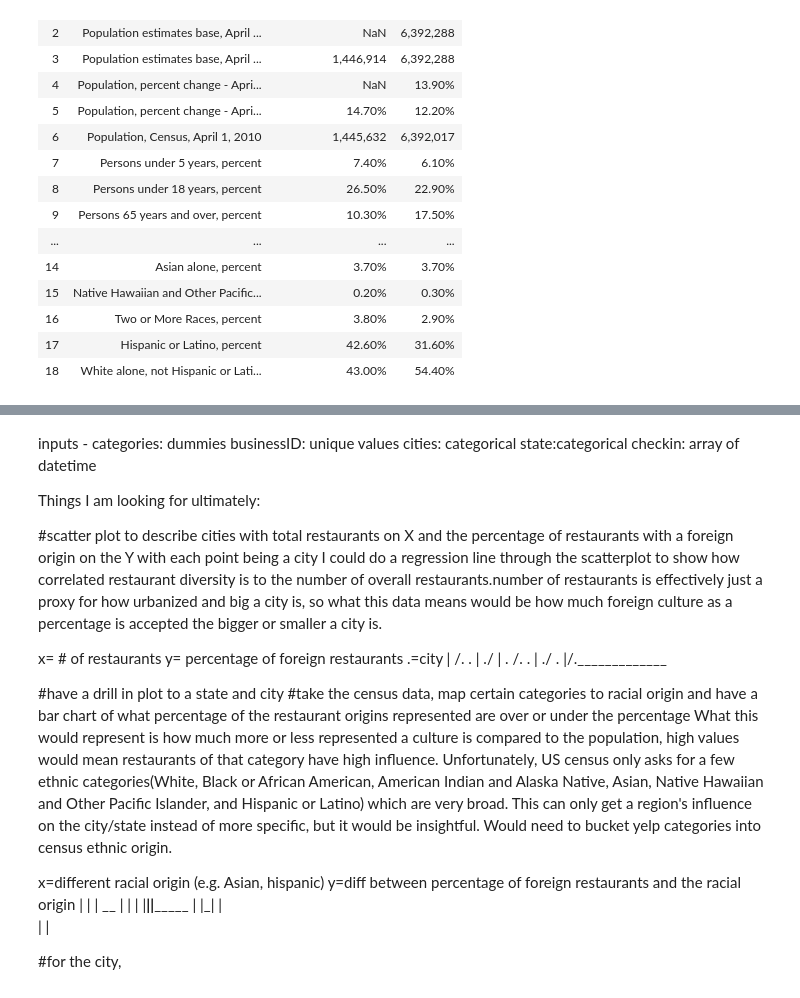
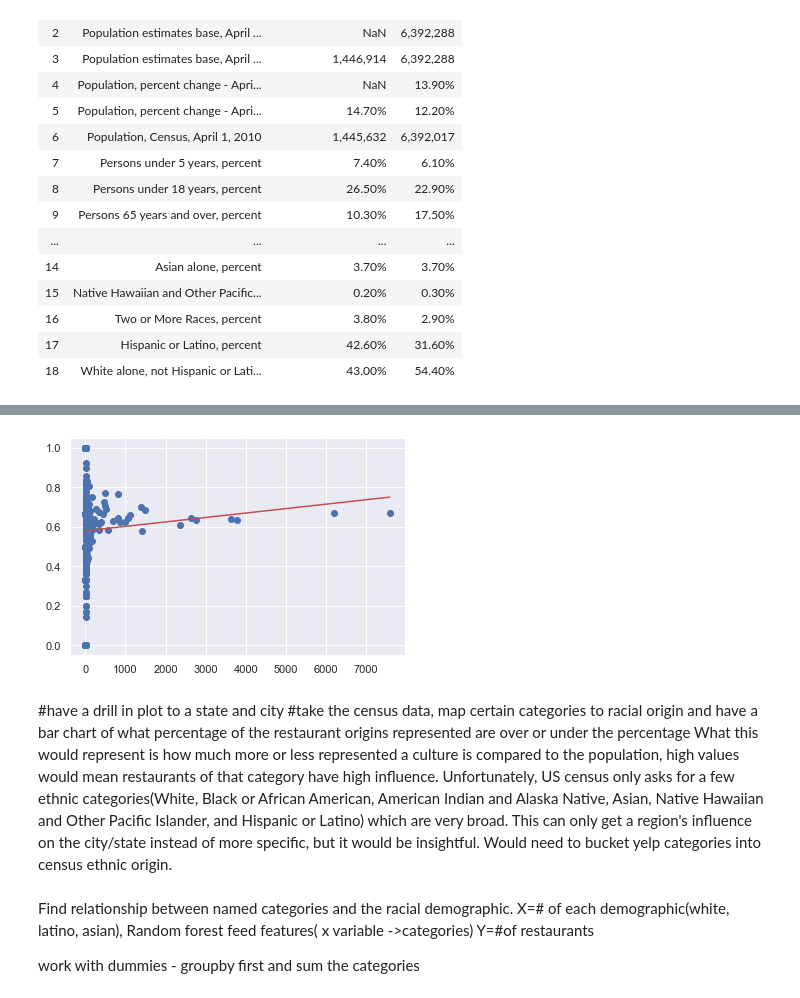
Before and after one commit to magus0/Springboard-capstone_culture, a Jupyter notebook: Yelp_data_storytelling.ipynb, the cells around one changed output, grey strips where cells are left out. Saved outputs shown, nothing was run; the diff lists cells and outputs as text; code cells hidden in the pictures.

```diff
--- a/Yelp_data_storytelling.ipynb
+++ b/Yelp_data_storytelling.ipynb
@@ -183,0 +304,11 @@ AZdf
+# %%
+citiesdf = pd.DataFrame()
+citiesdf['restaurants']=cityCount
+# %%
+citiesdf=citiesdf.join(cityCountForeign)
+# %%
+citiesdf.columns=['restaurants','foreignRestaurants']
+# %%
+citiesdf['percentageForeign']=citiesdf.apply(lambda row: row['foreignRestaurants']/row['restaurants'],axis=1)
+citiesdf=citiesdf.fillna(0)
+citiesdf
@@ -183,0 +329,14 @@ AZdf
+# %%
+from scipy import stats
+x=citiesdf.restaurants
+y=citiesdf.percentageForeign
+gradient, intercept, r_value, p_value, std_err = stats.linregress(x,y)
+mn=np.min(x)
+mx=np.max(x)
+x1=np.linspace(mn,mx,500)
+y1=gradient*x1+intercept
+plt.plot(x,y,'ob')
+plt.plot(x1,y1,'-r')
+plt.show()
+# %% [output]
+[figure, added]
@@ -184,41 +347,4 @@ AZdf
 # %% [markdown]
-inputs -
-categories: dummies
-businessID: unique values
-cities: categorical
-state:categorical
-checkin: array of datetime
-
-
-Things I am looking for ultimately:
-
-#scatter plot to describe cities with total restaurants on X and the percentage of restaurants with a foreign origin on the Y with each point being a city
-I could do a regression line through the scatterplot to show how correlated restaurant diversity is to the number of overall restaurants.number of restaurants is effectively just a proxy for how urbanized and big a city is, so what this data means would be how much foreign culture as a percentage is accepted the bigger or smaller a city is.
-
-x= # of restaurants
-y= percentage of foreign restaurants
-.=city
-|         /.  .
-|      ./
-| .  /.   .
-| ./ .
-|/._____________
-
-
 #have a drill in plot to a state and city
 #take the census data, map certain categories to racial origin and have a bar chart of what percentage of the restaurant origins represented are over or under the percentage
 What this would represent is how much more or less represented a culture is compared to the population, high values would mean restaurants of that category have high influence. Unfortunately, US census only asks for a few ethnic categories(White, Black or African American, American Indian and Alaska Native, Asian, Native Hawaiian and Other Pacific Islander, and Hispanic or Latino) which are very broad. This can only get a region's influence on the city/state instead of more specific, but it would be insightful. Would need to bucket yelp categories into census ethnic origin.
-
-x=different racial origin (e.g. Asian, hispanic)
-y=diff between percentage of foreign restaurants and the racial origin
-|
-|
-|   __
-|   | |
-|___|_|_______
-|        |_|
-|
-|
-|
-
-#for the city,
@@ -224,0 +363,7 @@ y=diff between percentage of foreign restaurants and the racial origin
+# %% [markdown]
+Find relationship between named categories and the racial demographic. X=# of each demographic(white, latino, asian), Random forest
+feed features( x variable ->categories)
+Y=#of restaurants
+
+
+work with dummies - groupby first and sum the categories
```
Also changed, not shown: parts of 28 cells of this notebook, 1 other file.
